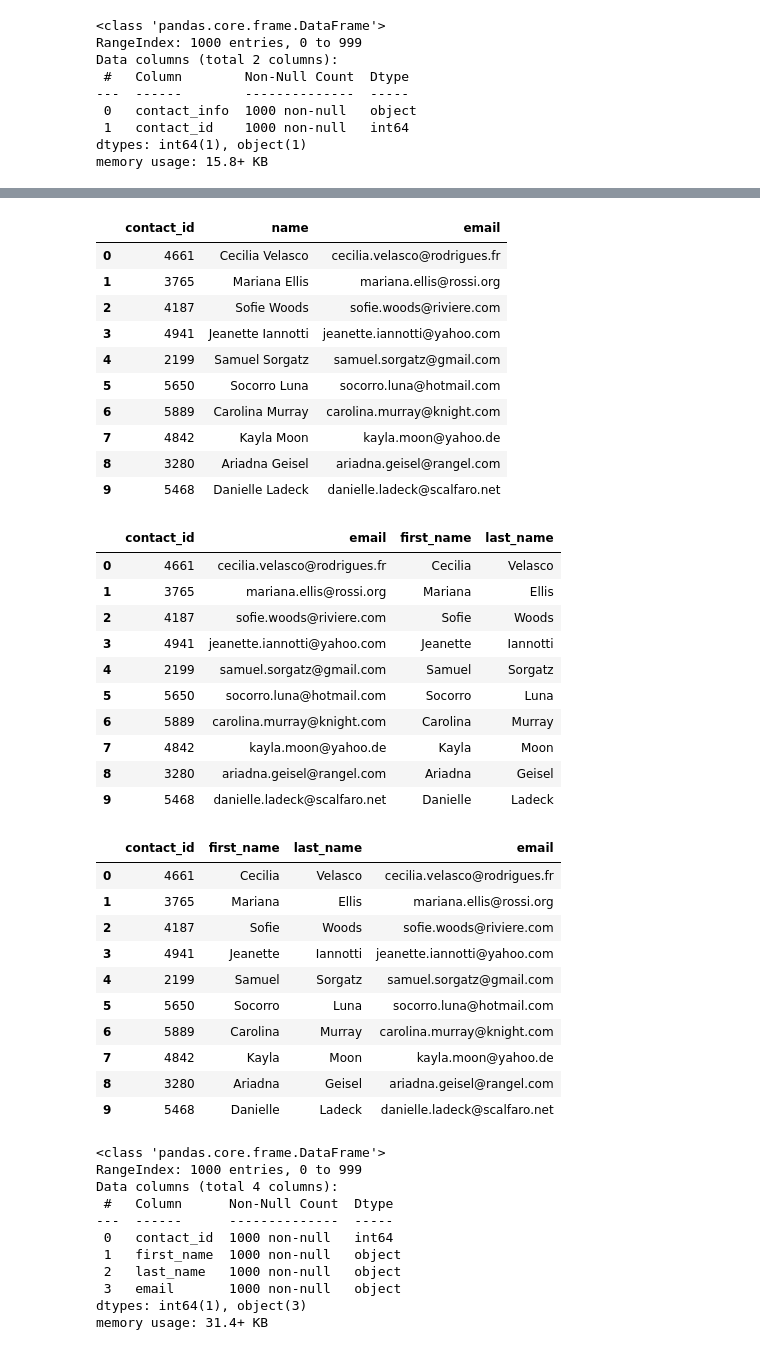
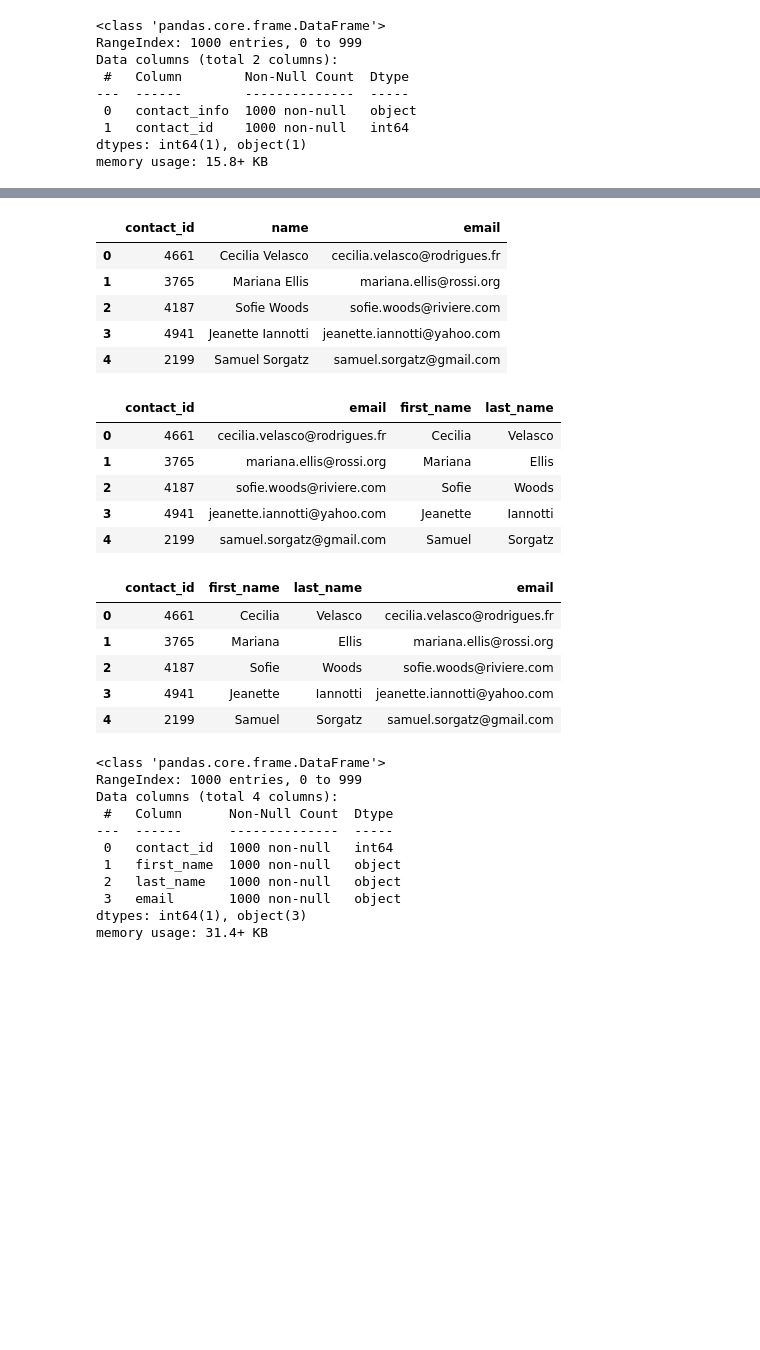
Before and after one commit to cmpallavi/Crowdfunding_ETL, a Jupyter notebook: ETL_Mini_Project_PDeshmukh.ipynb, the cells around one changed output, grey strips where cells are left out. Cells and saved outputs as stored; diff of their text form; code cells hidden in the pictures; blank space fills up the shorter version.

```diff
--- a/ETL_Mini_Project_PDeshmukh.ipynb
+++ b/ETL_Mini_Project_PDeshmukh.ipynb
@@ -417,6 +428,8 @@ dtypes: object(2)
 memory usage: 15.8+ KB
 # %%
 # Convert the "contact_id" column to an int64 data type.
+contact_info_df_copy["contact_id"] = contact_info_df_copy["contact_id"].astype("int")
+contact_info_df_copy.info()
 # %% [output]
 <class 'pandas.core.frame.DataFrame'>
 RangeIndex: 1000 entries, 0 to 999
@@ -429,6 +442,8 @@ dtypes: int64(1), object(1)
 memory usage: 15.8+ KB
 # %%
 # Extract the name of the contact and add it to a new column.
+contact_info_df_copy[['name']] = contact_info_df_copy['contact_info'].str.extract(r'"name": "(\w+ \w+)"')
+contact_info_df_copy.head()
 # %% [output]
 |  | contact_info | contact_id | name |
 | 0 | {"contact_id": 4661, "name": "Cec... | 4661 | Cecilia Velasco |
@@ -444,5 +454,7 @@ memory usage: 15.8+ KB
 # %%
 # Extract the email from the contacts and add the values to a new column.
+contact_info_df_copy[['email']] = contact_info_df_copy['contact_info'].str.extract(r'"email": "([\w.-]+@[\w.-]+)"')
+contact_info_df_copy
 # %% [output]
 |  | contact_info | contact_id | name | email |
 | 0 | {"contact_id": 4661, "name": "Cec... | 4661 | Cecilia Velasco | cecilia.velasco@rodrigues.fr |
@@ -458,5 +472,7 @@ memory usage: 15.8+ KB
 # %%
 # Create a copy of the contact_info_df with the 'contact_id', 'name', 'email' columns.
+contacts_df_clean = contact_info_df_copy[["contact_id", "name", "email"]]
+contacts_df_clean.head()
 # %% [output]
 |  | contact_id | name | email |
 | 0 | 4661 | Cecilia Velasco | cecilia.velasco@rodrigues.fr |
@@ -464,30 +480,26 @@ memory usage: 15.8+ KB
 | 2 | 4187 | Sofie Woods | sofie.woods@riviere.com |
 | 3 | 4941 | Jeanette Iannotti | jeanette.iannotti@yahoo.com |
 | 4 | 2199 | Samuel Sorgatz | samuel.sorgatz@gmail.com |
-| 5 | 5650 | Socorro Luna | socorro.luna@hotmail.com |
-| 6 | 5889 | Carolina Murray | carolina.murray@knight.com |
-| 7 | 4842 | Kayla Moon | kayla.moon@yahoo.de |
-| 8 | 3280 | Ariadna Geisel | ariadna.geisel@rangel.com |
-| 9 | 5468 | Danielle Ladeck | danielle.ladeck@scalfaro.net |
 # %%
 # Create a "first"name" and "last_name" column with the first and last names from the "name" column.
+contacts_df_clean[['first_name', 'last_name']] = contacts_df_clean['name'].str.split(' ', n=1, expand=True)
 
 
 # Drop the contact_name column
+
+contacts_df_clean.drop(columns = ["name"], inplace=True)
+contacts_df_clean.head()
 # %% [output]
 |  | contact_id | email | first_name | last_name |
 | 0 | 4661 | cecilia.velasco@rodrigues.fr | Cecilia | Velasco |
 | 1 | 3765 | mariana.ellis@rossi.org | Mariana | Ellis |
 | 2 | 4187 | sofie.woods@riviere.com | Sofie | Woods |
 | 3 | 4941 | jeanette.iannotti@yahoo.com | Jeanette | Iannotti |
 | 4 | 2199 | samuel.sorgatz@gmail.com | Samuel | Sorgatz |
-| 5 | 5650 | socorro.luna@hotmail.com | Socorro | Luna |
-| 6 | 5889 | carolina.murray@knight.com | Carolina | Murray |
-| 7 | 4842 | kayla.moon@yahoo.de | Kayla | Moon |
-| 8 | 3280 | ariadna.geisel@rangel.com | Ariadna | Geisel |
-| 9 | 5468 | danielle.ladeck@scalfaro.net | Danielle | Ladeck |
 # %%
 # Reorder the columns
+contacts_df_clean = contacts_df_clean[['contact_id', 'first_name', 'last_name', 'email']]
+contacts_df_clean.head()
 # %% [output]
 |  | contact_id | first_name | last_name | email |
 | 0 | 4661 | Cecilia | Velasco | cecilia.velasco@rodrigues.fr |
@@ -495,10 +507,5 @@ memory usage: 15.8+ KB
 | 2 | 4187 | Sofie | Woods | sofie.woods@riviere.com |
 | 3 | 4941 | Jeanette | Iannotti | jeanette.iannotti@yahoo.com |
 | 4 | 2199 | Samuel | Sorgatz | samuel.sorgatz@gmail.com |
-| 5 | 5650 | Socorro | Luna | socorro.luna@hotmail.com |
-| 6 | 5889 | Carolina | Murray | carolina.murray@knight.com |
-| 7 | 4842 | Kayla | Moon | kayla.moon@yahoo.de |
-| 8 | 3280 | Ariadna | Geisel | ariadna.geisel@rangel.com |
-| 9 | 5468 | Danielle | Ladeck | danielle.ladeck@scalfaro.net |
 # %%
 # Check the datatypes one more time before exporting as CSV file.
```
Also changed, not shown: parts of 12 cells of this notebook.
